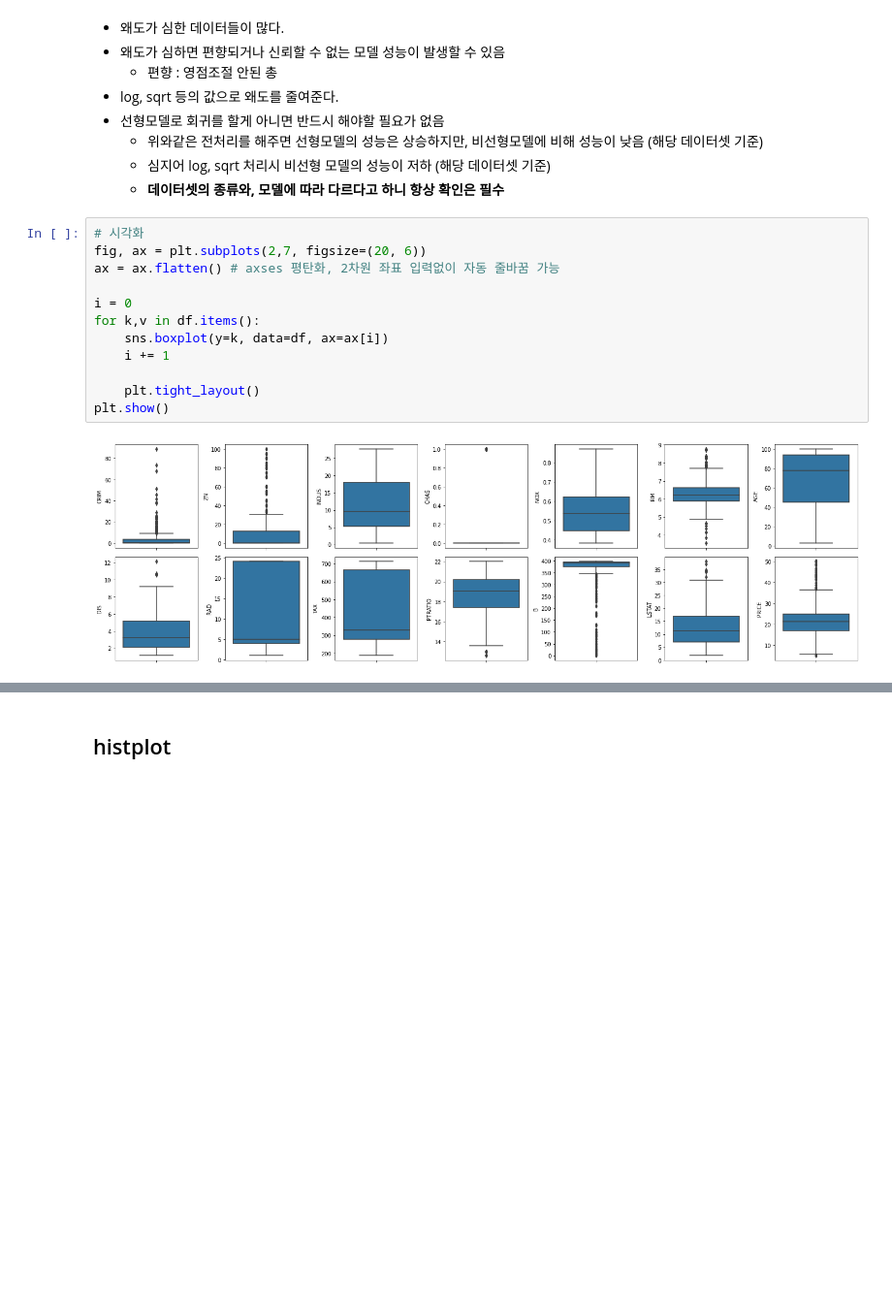
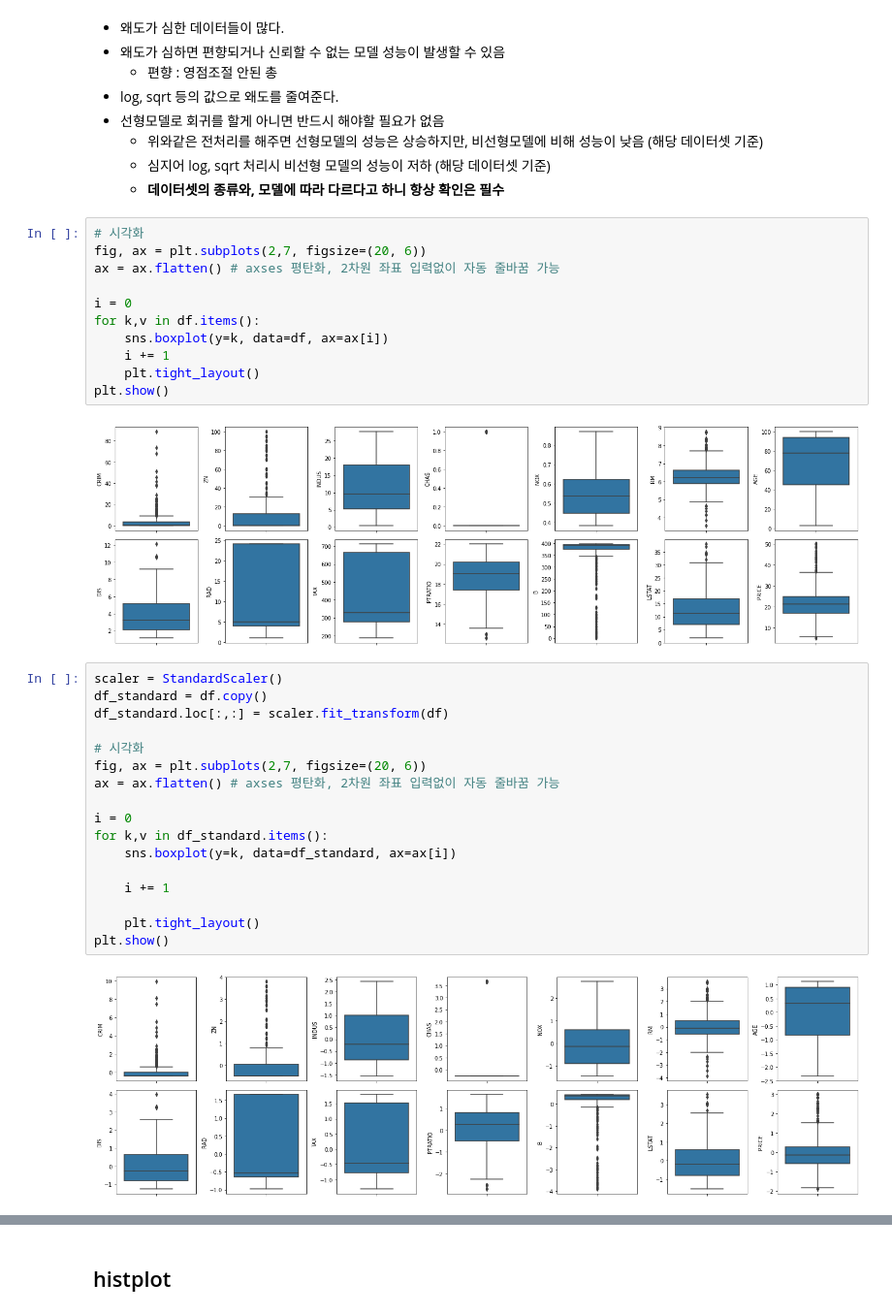
Before and after one commit to jayblue27/PseudoLab_Study-DF5-DS, a Jupyter notebook: Hoyeong/The Boston Housing Dataset/Boston Housing Price prediction.ipynb, the cells around one changed output, grey strips where cells are left out. Shown at 97% size. Cells and saved outputs as stored; diff of their text form; blank space fills up the shorter version.

```diff
--- a/Hoyeong/The Boston Housing Dataset/Boston Housing Price prediction.ipynb
+++ b/Hoyeong/The Boston Housing Dataset/Boston Housing Price prediction.ipynb
@@ -150,8 +150,26 @@ i = 0
 for k,v in df.items():
     sns.boxplot(y=k, data=df, ax=ax[i])
     i += 1
-
     plt.tight_layout()
 plt.show()
 # %% [output]
 [figure]
+# %%
+scaler = StandardScaler()
+df_standard = df.copy()
+df_standard.loc[:,:] = scaler.fit_transform(df)
+
+# 시각화
+fig, ax = plt.subplots(2,7, figsize=(20, 6))
+ax = ax.flatten() # axses 평탄화, 2차원 좌표 입력없이 자동 줄바꿈 가능
+
+i = 0
+for k,v in df_standard.items():
+    sns.boxplot(y=k, data=df_standard, ax=ax[i])
+
+    i += 1
+
+    plt.tight_layout()
+plt.show()
+# %% [output]
+[figure, added]
```
Also changed, not shown: parts of 7 cells of this notebook, 1 other file.
